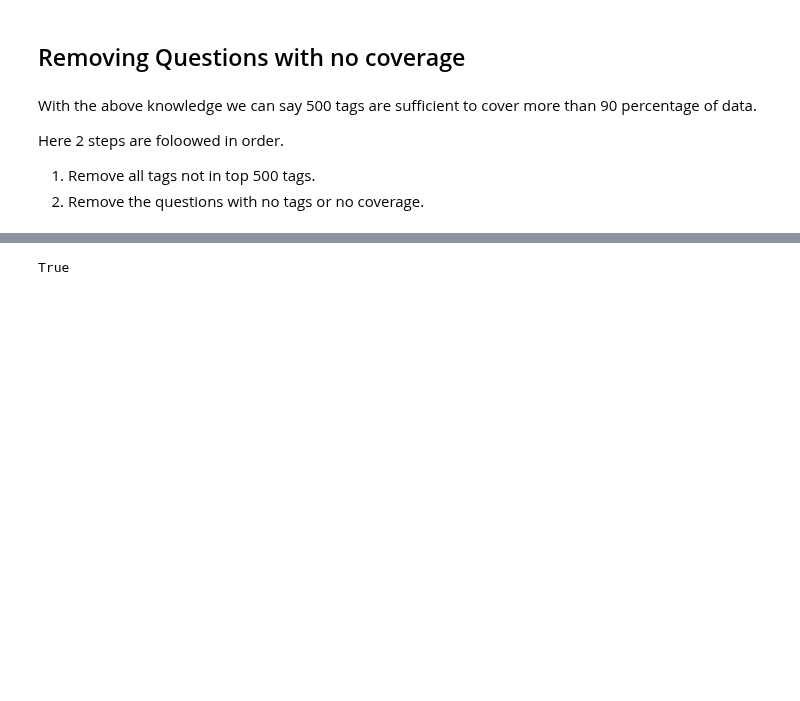
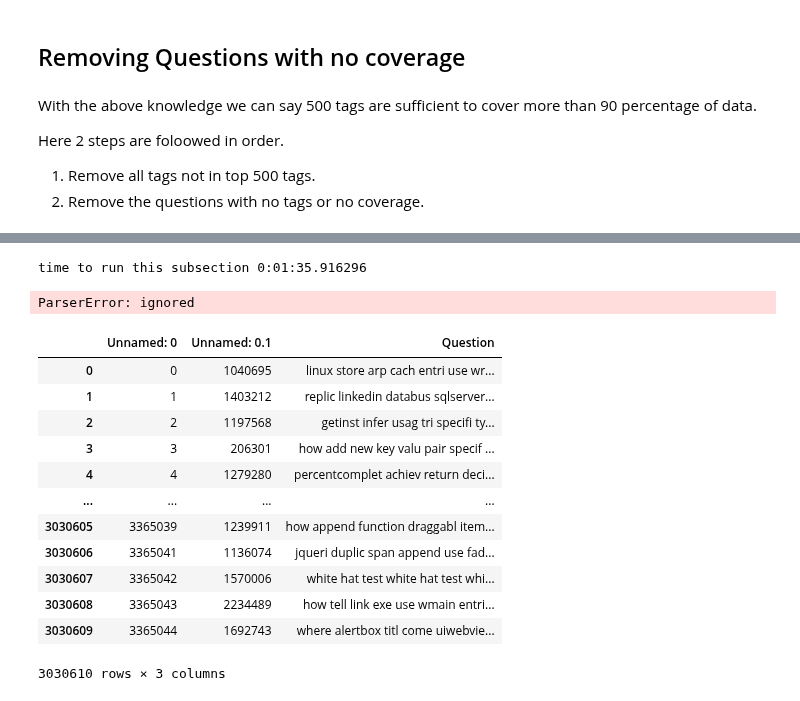
Before and after one commit to erYash15/StackOverflow-Tag-Prediction, a Jupyter notebook: facebook_recruiting_iii_keyword_extraction.ipynb, the cells around one changed output, grey strips where cells are left out. Saved outputs shown, nothing was run; the diff lists cells and outputs as text; code cells hidden in the pictures; blank space fills up the shorter version.

```diff
--- a/facebook_recruiting_iii_keyword_extraction.ipynb
+++ b/facebook_recruiting_iii_keyword_extraction.ipynb
@@ -544,11 +535,3 @@ Here 2 steps are foloowed in order.
 
 1.   Remove all tags not in top 500 tags.
 2.   Remove the questions with no tags or no coverage.
-# %%
-set_selected_tags_500 = set(Selected_Tags[0:500])
-count = 0
-for i in range(len(y_train_df['Tags'])):
-
-  if len(set(y_train_df['Tags'][i].split(" ")).intersection(set_selected_tags_500)) == 0:
-    count += 1
-print(count)
@@ -577,7 +538,51 @@ tag_df['Counts'].sum()
-# %%
-d = {'c':22,'g':11}
-'c' in d
-# %% [output]
-True
-# %%
-for i in
+# %%
+start = datetime.datetime.now()
+set_selected_tags_500 = set(Selected_Tags[0:500])
+
+remove_index = []
+new_tags = []
+no_of_questions = len(y_train_df['Tags'])
+
+with open('/content/gdrive/My Drive/kaggle/y_train_500_df.csv', 'a+') as csv_file:
+  writer = csv.writer(csv_file)
+  writer.writerow(['Tags'])
+  for i in tqdm(range(no_of_questions)):
+    tags_words = y_train_df['Tags'][i].split(" ")
+    temp_tags = list(set(tags_words).intersection(set_selected_tags_500))
+    if(len(temp_tags) == 0):
+      remove_index.append(i)
+    else:
+      writer.writerow(temp_tags)
+print("time to run this subsection", datetime.datetime.now()-start)
+# %% [output]
+time to run this subsection 0:01:35.916296
+# %%
+with open("/content/gdrive/My Drive/kaggle/remove_index.txt","wb") as fp: #pickling
+  pickle.dump(remove_index,fp)
+
+with open("/content/gdrive/My Drive/kaggle/remove_index.txt", "rb") as fp:   # Unpickling
+  remove_index = pickle.load(fp)
+
+X_train_500_df = X_train_df.drop(remove_index)
+X_train_500_df.to_csv('/content/gdrive/My Drive/kaggle/X_train_500_df.csv')
+# %%
+#X_train_500_df = pd.read_csv('/content/gdrive/My Drive/kaggle/X_train_500_df.csv')
+y_train_500_df = pd.read_csv('/content/gdrive/My Drive/kaggle/y_train_500_df.csv')
+# %% [output]
+ParserError: ignored
+# %%
+X_train_500_df
+# %% [output]
+|  | Unnamed: 0 | Unnamed: 0.1 | Question |
+| 0 | 0 | 1040695 | linux store arp cach entri use wr... |
+| 1 | 1 | 1403212 | replic linkedin databus sqlserver... |
+| 2 | 2 | 1197568 | getinst infer usag tri specifi ty... |
+| 3 | 3 | 206301 | how add new key valu pair specif ... |
+| 4 | 4 | 1279280 | percentcomplet achiev return deci... |
+| ... | ... | ... | ... |
+| 3030605 | 3365039 | 1239911 | how append function draggabl item... |
+| 3030606 | 3365041 | 1136074 | jqueri duplic span append use fad... |
+| 3030607 | 3365042 | 1570006 | white hat test white hat test whi... |
+| 3030608 | 3365043 | 2234489 | how tell link exe use wmain entri... |
+| 3030609 | 3365044 | 1692743 | where alertbox titl come uiwebvie... |
+3030610 rows × 3 columns
```
Also changed, not shown: parts of 17 cells of this notebook.
